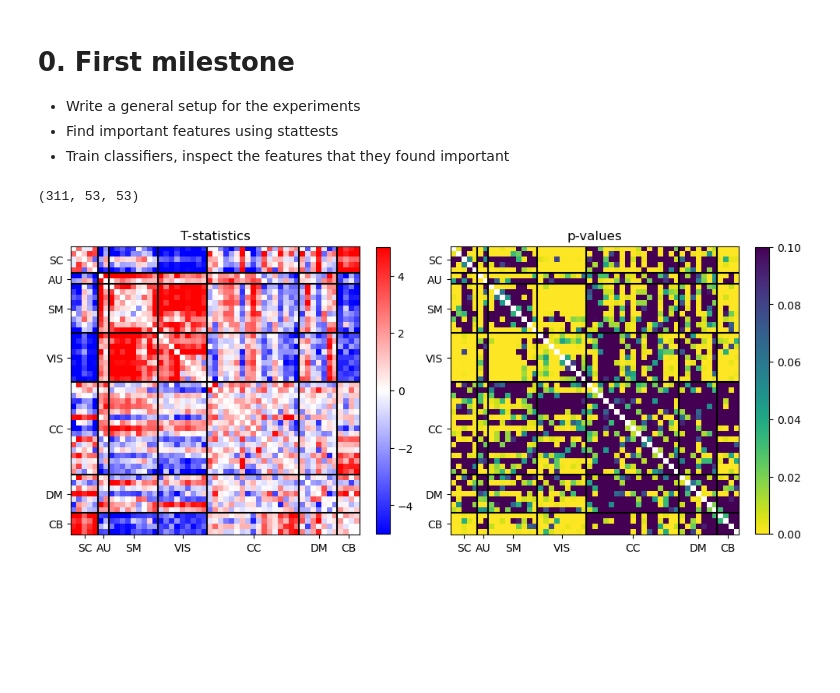
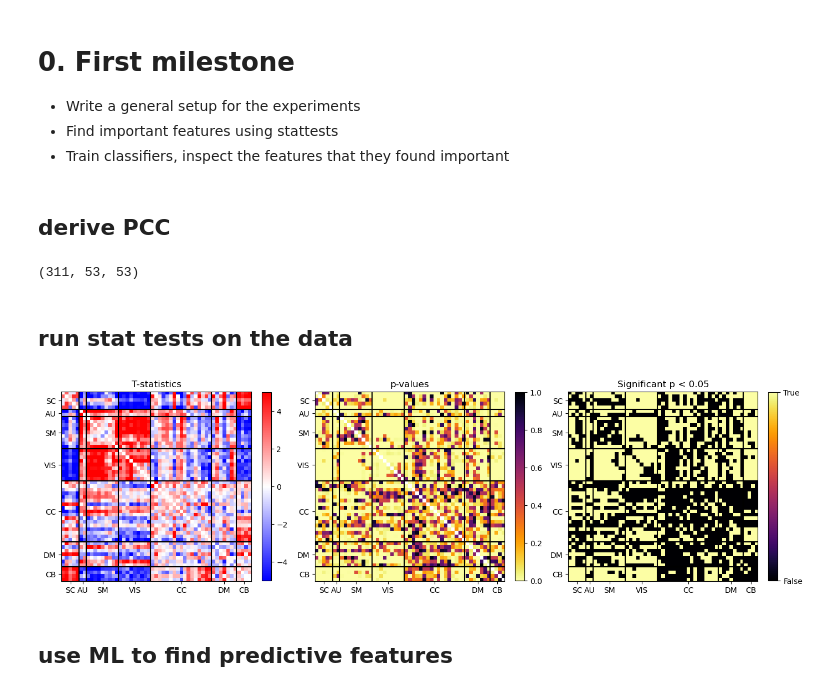
Before and after one commit to paavalipopov/adm-proj, a Jupyter notebook: 01_pcc.ipynb, the cells around one changed output. Saved outputs shown, nothing was run; the diff lists cells and outputs as text; code cells hidden in the pictures; blank space fills up the shorter version.

Commit message:
updated plotting and added ML feature importance

```diff
--- a/01_pcc.ipynb
+++ b/01_pcc.ipynb
@@ -53,6 +53,8 @@ group_names = ["SC", "AU", "SM", "VIS", "CC", "DM", "CB"]  # short names
 - Write a general setup for the experiments
 - Find important features using stattests
 - Train classifiers, inspect the features that they found important
+# %% [markdown]
+## derive PCC
 # %%
 from src.utils import corrcoef_batch
 
@@ -60,4 +62,6 @@ pcc_matrices = corrcoef_batch(timeseries)
 pcc_matrices.shape
 # %% [output]
 (311, 53, 53)
+# %% [markdown]
+## run stat tests on the data
 # %%
@@ -81,16 +128,7 @@ def plot_heatmap(matrix, ax, cmap='bwr', vmin=None, vmax=None):
 # %%
-stat, p_value = analyze_group_differences(pcc_matrices, diagnoses)
-
-boundaries = (ends[:-1] + 0.4).tolist()
-
-fig, ax = plt.subplots(1, 2, figsize=(10, 5))
-cax1 = plot_heatmap(stat, ax[0], vmin=-5, vmax=5)
-ax[0].set_title("T-statistics")
-fig.colorbar(cax1, ax=ax[0], fraction=0.045)
-cax2 = plot_heatmap(p_value, ax[1], vmin=0, vmax=0.1, cmap='viridis_r')
-ax[1].set_title("p-values")
-fig.colorbar(cax2, ax=ax[1], fraction=0.045)
-plt.tight_layout()
-plt.show()
+stat, p_value, p_thresh = analyze_group_differences(pcc_matrices, diagnoses)
+plot_stats(stat, p_value, p_thresh)
 # %% [output]
-[figure, old version]
+[figure, new version]
+# %% [markdown]
+## use ML to find predictive features
```
Also changed, not shown: parts of 3 cells of this notebook.
